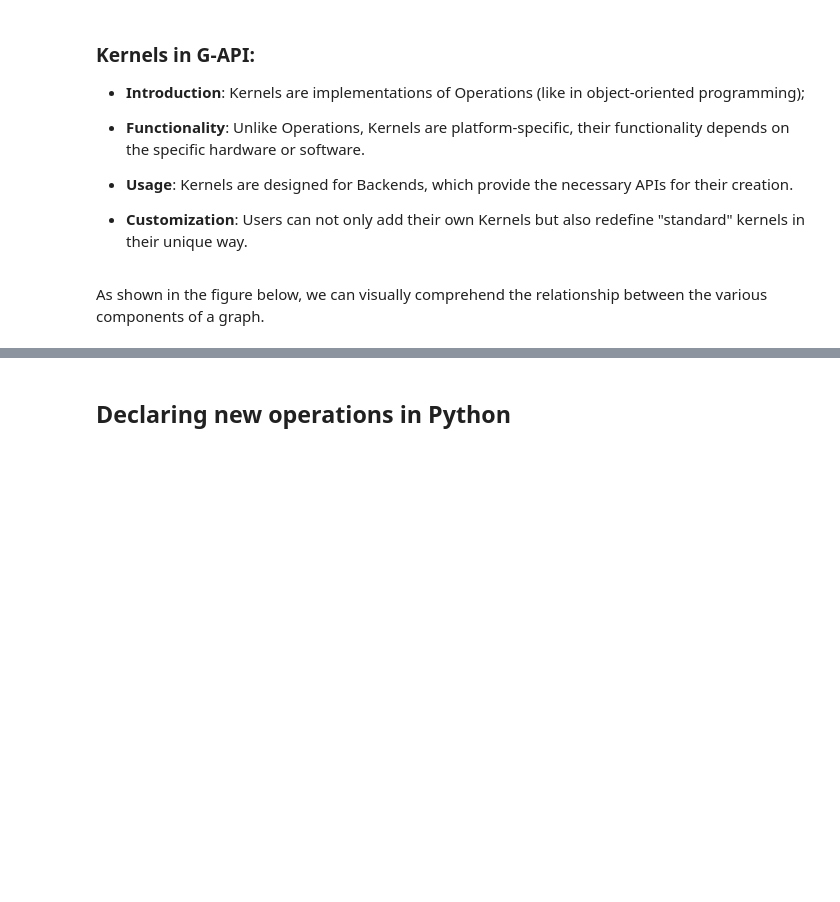
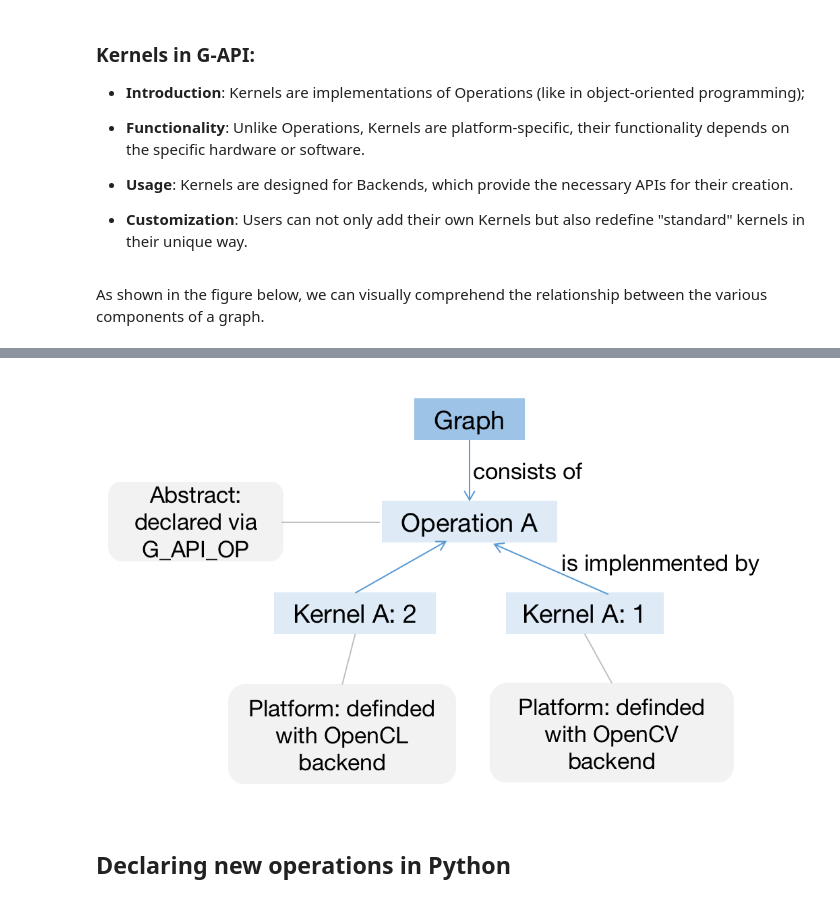
Before and after one commit to g-api-org/tutorials-py, a Jupyter notebook: chapter4.ipynb, the cells around one changed output, grey strips where cells are left out. Drawn from its saved outputs; the diff is of its cells as text; code cells hidden in the pictures; blank space fills up the shorter version.

Commit message:
use IPython display to present image

```diff
--- a/chapter4.ipynb
+++ b/chapter4.ipynb
@@ -28,3 +26,9 @@ As shown in the figure below, we can visually comprehend the relationship betwee
+# %%
+from IPython.display import Image
+image_path = '/Users/anna/tutorials-py/resources/operations&kernels.png'
+Image(filename=image_path)
+# %% [output]
+[figure, added]
 # %% [markdown]
 ## Declaring new operations in Python
 # %% [markdown]
```
Also changed, not shown: parts of 1 cell of this notebook, 1 other file.
